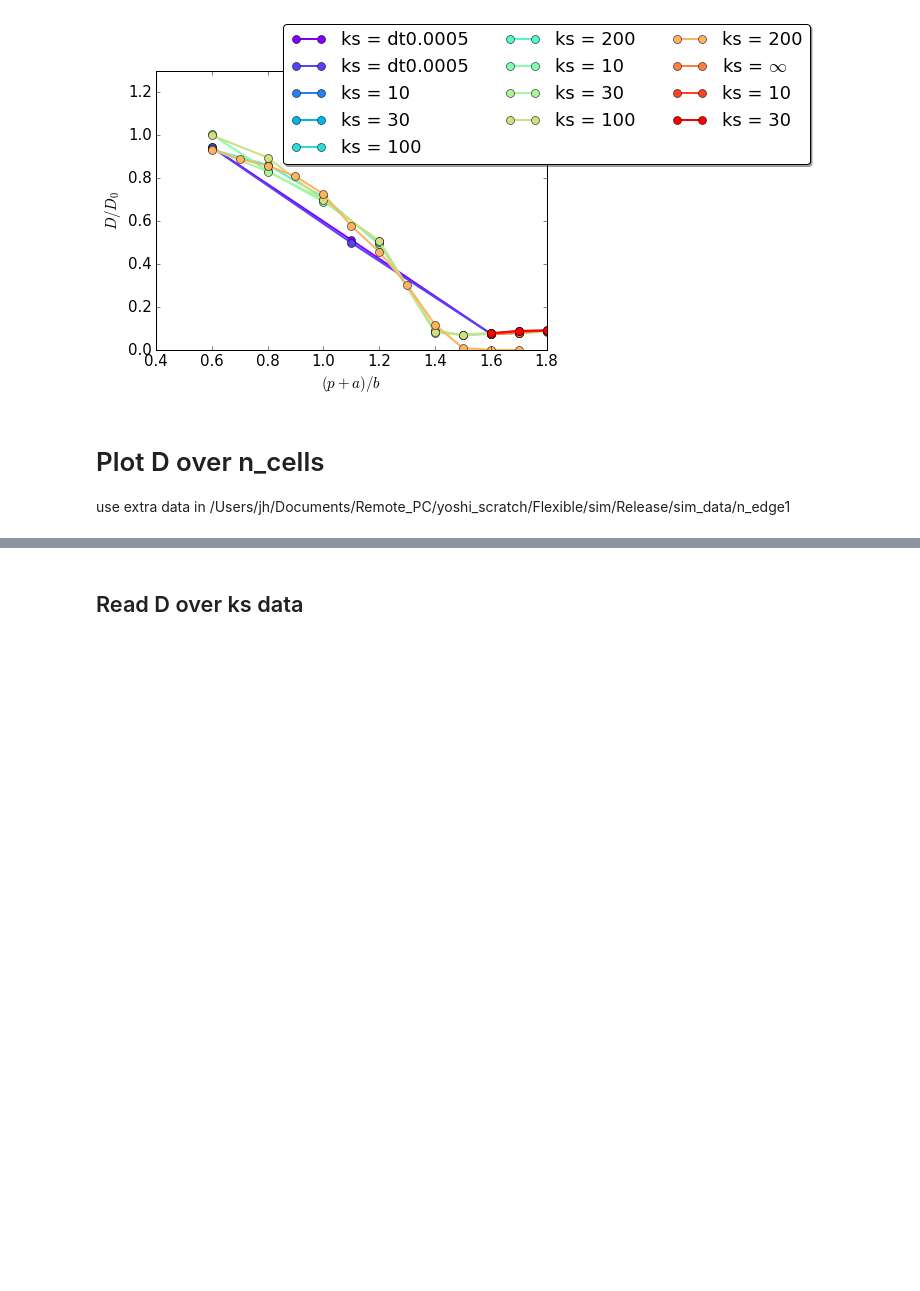
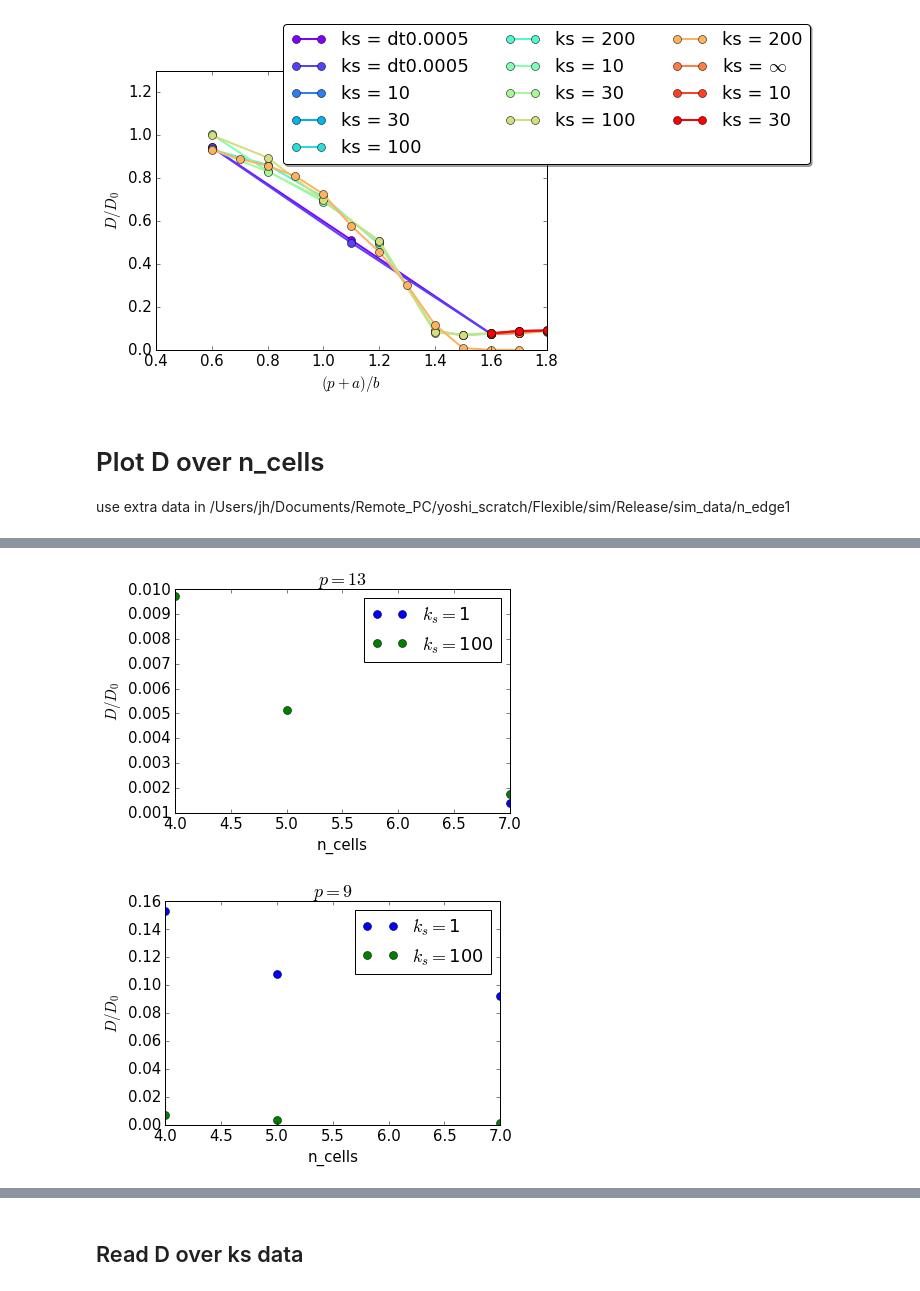
Before and after one commit to JohannHansing/iPythonNB, a Jupyter notebook: Flexible/Flexible.ipynb, the cells around one changed output, grey strips where cells are left out. Drawn from its saved outputs; the diff is of its cells as text; code cells hidden in the pictures; blank space fills up the shorter version.

```diff
--- a/Flexible/Flexible.ipynb
+++ b/Flexible/Flexible.ipynb
@@ -303,0 +313,31 @@ plt.show()
+# %%
+n_edge=3
+p=13
+a=3
+ksArr=[1,100]
+dt='0.0005'
+datadt05=getDoverncellData(p,a,ksArr,dt,n_edge)
+for i, data in enumerate(datadt05):
+    plt.plot(data[:,0],data[:,1]/6,'o',label='$k_s = $'+str(ksArr[i]))
+plt.legend()
+plt.title('$p=13$')
+plt.xlabel('n_cells')
+plt.ylabel('$D/D_0$')
+plt.show()
+
+n_edge=3
+p=9
+a=3
+ksArr=[1,100]
+dt='0.0005'
+datadt05=getDoverncellData(p,a,ksArr,dt,n_edge)
+for i, data in enumerate(datadt05):
+    plt.plot(data[:,0],data[:,1]/6,'o',label='$k_s = $'+str(ksArr[i]))
+plt.legend()
+plt.title('$p=9$')
+plt.xlabel('n_cells')
+plt.ylabel('$D/D_0$')
+plt.show()
+# %% [output]
+[figure, added]
+[figure, added]
```
Also changed, not shown: parts of 11 cells of this notebook, 3 other files.
